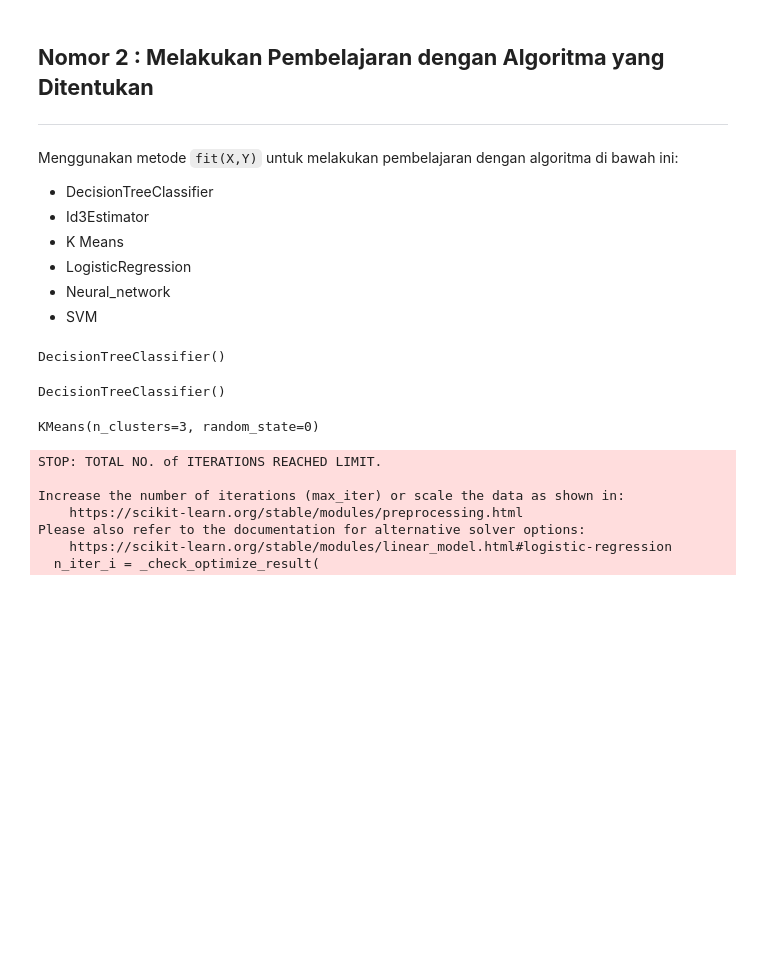
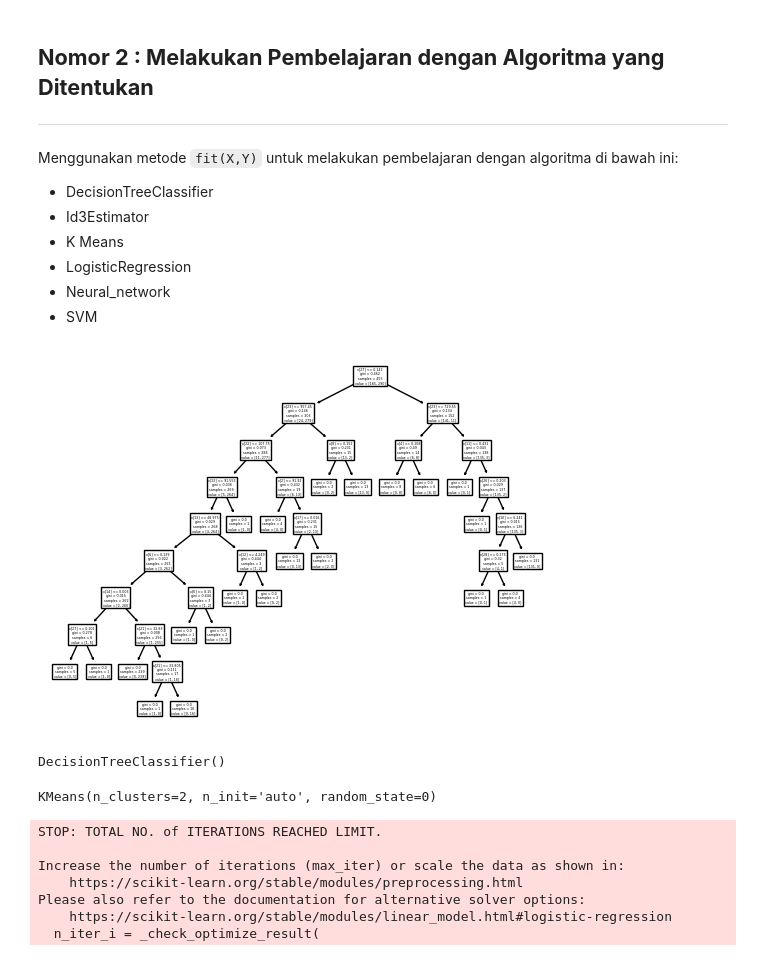
Before and after one commit to rkvilena/eksplorasi_library_learning, a Jupyter notebook: src/Tucil_13520134_13520150.ipynb, the cells around one changed output. Saved outputs shown, nothing was run; the diff lists cells and outputs as text; code cells hidden in the pictures; blank space fills up the shorter version.

```diff
--- a/src/Tucil_13520134_13520150.ipynb
+++ b/src/Tucil_13520134_13520150.ipynb
@@ -7,7 +7,9 @@ Anggota Kelompok
 # %%
 # Import General Library
 import pandas as pd
+import matplotlib as mplot
 from sklearn.datasets import load_breast_cancer
+from sklearn.preprocessing import LabelEncoder
 
 # Import train and test data split
 from sklearn.model_selection import train_test_split
@@ -15,7 +17,7 @@ from sklearn.model_selection import train_test_split
 # Import decision tree
 from sklearn import tree
 
-#
+# Import ID3Estimator
 
 # Import K Means
 from sklearn.cluster import KMeans
@@ -37,10 +39,17 @@ import pickle
 from sklearn.metrics import accuracy_score, precision_score, recall_score, f1_score
 from sklearn.metrics import confusion_matrix
 
-breastdata = load_breast_cancer()
+#  Ambil dataset breastcanceer
+bcdata = load_breast_cancer()
 
-df = pd.DataFrame(breastdata.data, columns=breastdata.feature_names)
-df['target'] = pd.Series(breastdata.target)
+df = pd.DataFrame(bcdata.data, columns=bcdata.feature_names)
+df['target'] = pd.Series(bcdata.target)
+
+#  Encode data bertipe kategorikal
+encoder = LabelEncoder()
+for column in df.columns:
+    if df[column].dtype == 'category':
+        df[column] = encoder.fit_transform(df[column])
 df.head()
 # %% [output]
 |  | mean radius | mean texture | mean perimeter | mean area | mean smoothness | mean compactness | ... |
@@ -57,7 +66,7 @@ Gunakanlah sklearn.datasets untuk membaca dataset breast-cancer. <br>
 Membagi dataset menjadi 80% data training dan 20% data testing.
 # %%
 Y = df.target
-X = df[breastdata.feature_names]
+X = df[bcdata.feature_names]
 
 X_train, X_test, Y_train, Y_test = train_test_split(X, Y, train_size=0.8, test_size=0.2, random_state=0)
 # %%
@@ -80,8 +89,10 @@
 # %%
 # DecisionTreeClassifier model
 dtcModel = tree.DecisionTreeClassifier()
 dtcModel.fit(X_train, Y_train)
+tree.plot_tree(dtcModel)
+print() # erase the long chunk of output
 # %% [output]
-DecisionTreeClassifier()
+[figure, added]
 # %%
 # Id3Estimator model
@@ -92,11 +103,11 @@ id3eModel.fit(X_train, Y_train)
 DecisionTreeClassifier()
 # %%
 # K Means model
-nCluster = 3
-kmeansModel = KMeans(n_clusters=nCluster, random_state=0).fit(X_train)
+nCluster = 2
+kmeansModel = KMeans(n_clusters=nCluster, random_state=0, n_init='auto').fit(X_train)
 kmeansModel.fit(X_train, Y_train)
 # %% [output]
-KMeans(n_clusters=3, random_state=0)
+KMeans(n_clusters=2, n_init='auto', random_state=0)
 # %%
 # LogisticRegression model
 lrModel = LogisticRegression(random_state=0, max_iter=1000).fit(X_train, Y_train)
```
Also changed, not shown: parts of 19 cells of this notebook, 3 other files.
